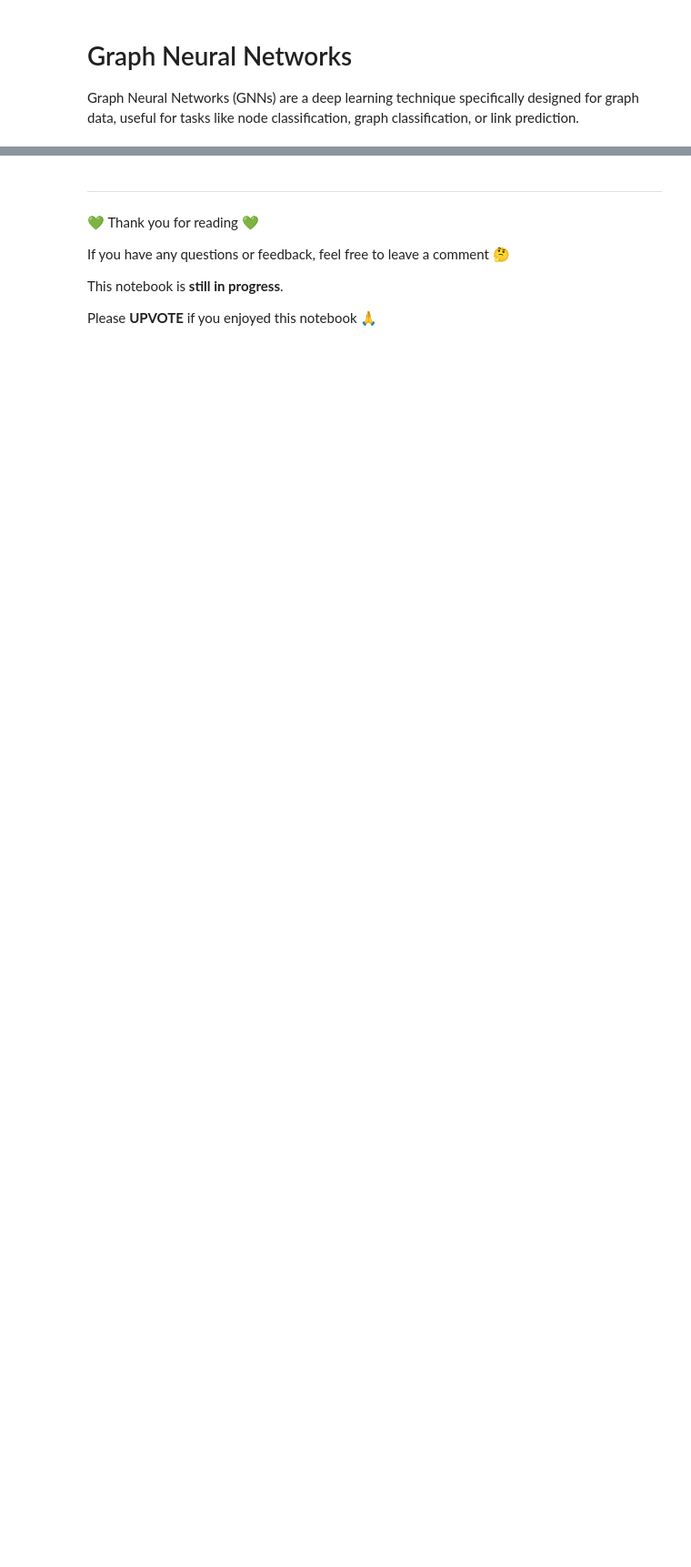
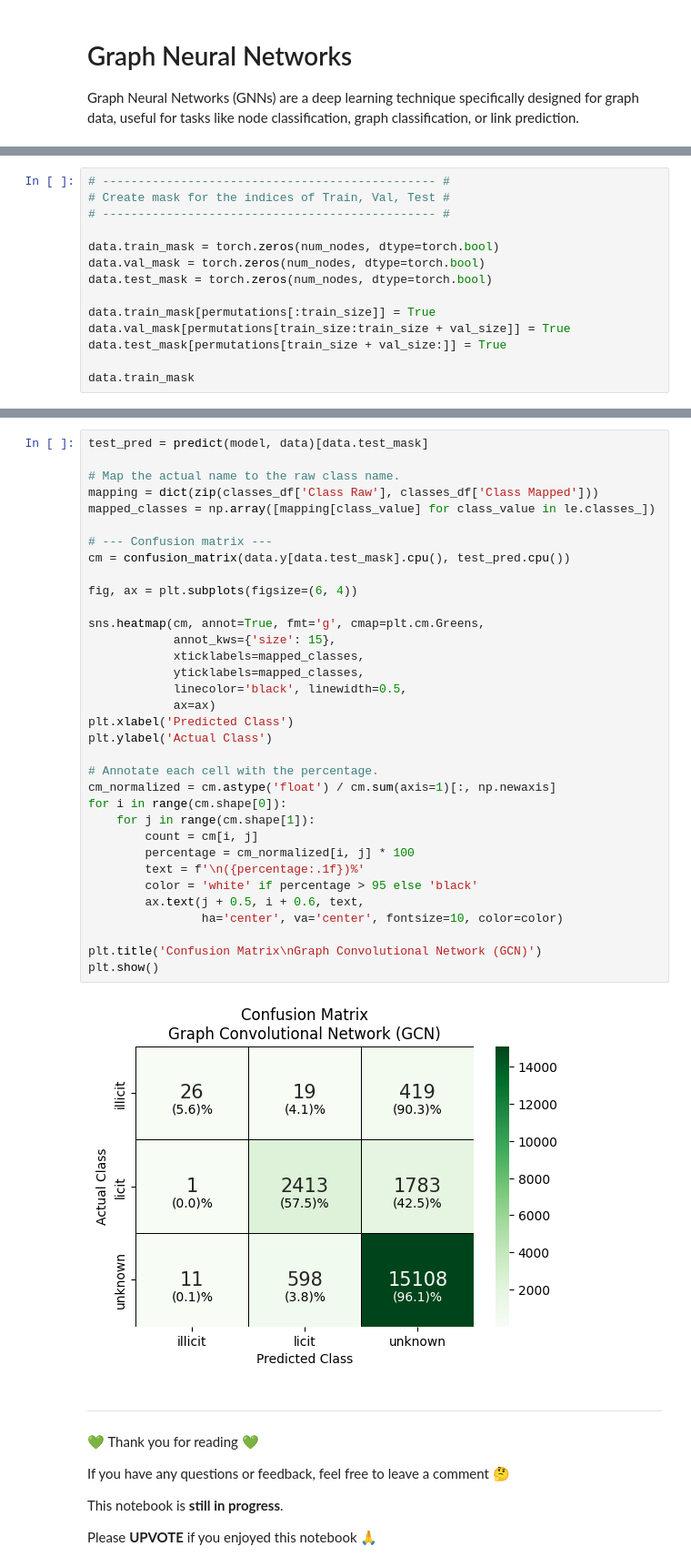
Before and after one commit to PeeteKeesel/kaggle-verse, a Jupyter notebook: bitcoin-transactions-graph-neural-networks.ipynb, the cells around one changed output, grey strips where cells are left out. Shown at 91% size. Saved outputs shown, nothing was run; the diff lists cells and outputs as text; blank space fills up the shorter version.

```diff
--- a/bitcoin-transactions-graph-neural-networks.ipynb
+++ b/bitcoin-transactions-graph-neural-networks.ipynb
@@ -676,0 +772,14 @@ data.test_mask = torch.rand(len(data.y)) >= 0.9
+# %%
+# ----------------------------------------------- #
+# Create mask for the indices of Train, Val, Test #
+# ----------------------------------------------- #
+
+data.train_mask = torch.zeros(num_nodes, dtype=torch.bool)
+data.val_mask = torch.zeros(num_nodes, dtype=torch.bool)
+data.test_mask = torch.zeros(num_nodes, dtype=torch.bool)
+
+data.train_mask[permutations[:train_size]] = True
+data.val_mask[permutations[train_size:train_size + val_size]] = True
+data.test_mask[permutations[train_size + val_size:]] = True
+
+data.train_mask
@@ -736,3 +1077,39 @@ AttributeError: 'NoneType' object has no attribute 'size'
+# %%
+test_pred = predict(model, data)[data.test_mask]
+
+# Map the actual name to the raw class name.
+mapping = dict(zip(classes_df['Class Raw'], classes_df['Class Mapped']))
+mapped_classes = np.array([mapping[class_value] for class_value in le.classes_])
+
+# --- Confusion matrix ---
+cm = confusion_matrix(data.y[data.test_mask].cpu(), test_pred.cpu())
+
+fig, ax = plt.subplots(figsize=(6, 4))
+
+sns.heatmap(cm, annot=True, fmt='g', cmap=plt.cm.Greens,
+            annot_kws={'size': 15},
+            xticklabels=mapped_classes,
+            yticklabels=mapped_classes,
+            linecolor='black', linewidth=0.5,
+            ax=ax)
+plt.xlabel('Predicted Class')
+plt.ylabel('Actual Class')
+
+# Annotate each cell with the percentage.
+cm_normalized = cm.astype('float') / cm.sum(axis=1)[:, np.newaxis]
+for i in range(cm.shape[0]):
+    for j in range(cm.shape[1]):
+        count = cm[i, j]
+        percentage = cm_normalized[i, j] * 100
+        text = f'\n({percentage:.1f})%'
+        color = 'white' if percentage > 95 else 'black'
+        ax.text(j + 0.5, i + 0.6, text,
+                ha='center', va='center', fontsize=10, color=color)
+
+plt.title('Confusion Matrix\nGraph Convolutional Network (GCN)')
+plt.show()
+# %% [output]
+[figure, added]
 # %% [markdown]
 ---
 
```
Also changed, not shown: parts of 39 cells of this notebook.
